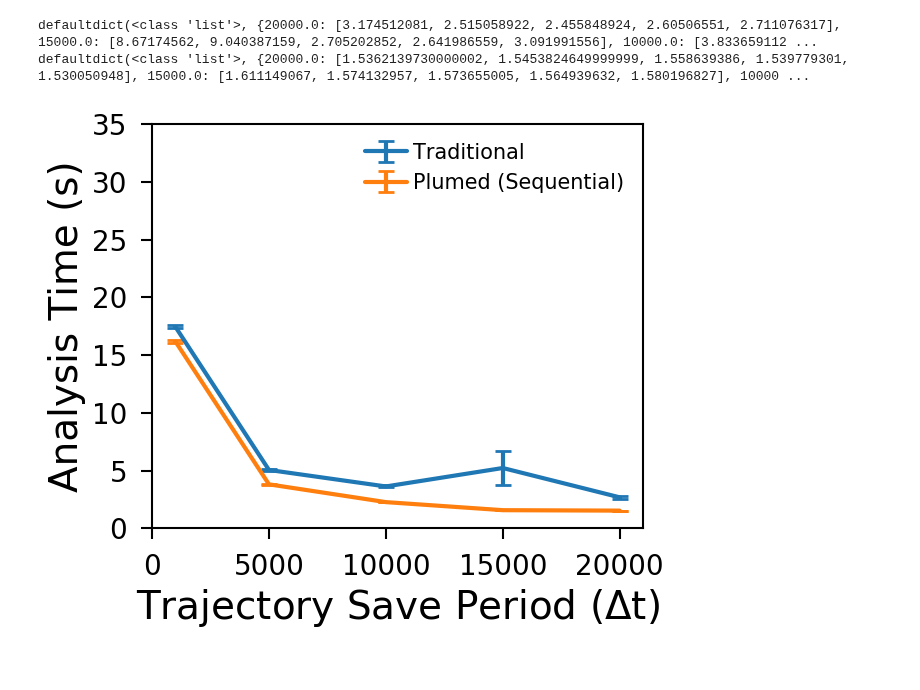
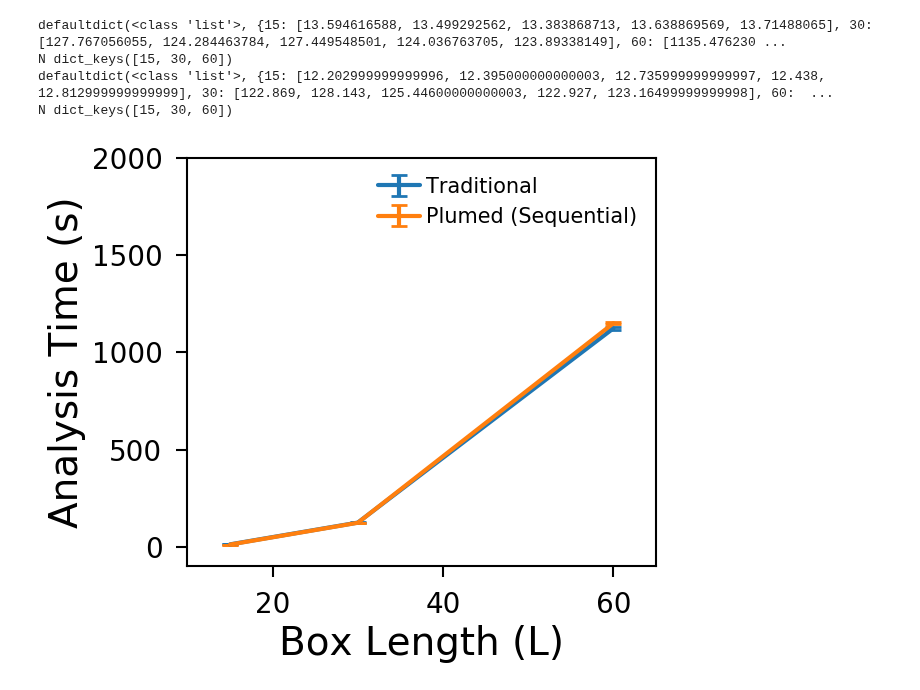
Before and after one commit to Analytics4MD/A4MD, a Jupyter notebook: examples/plot_analysis_time.ipynb, the cells around one changed output. Cells and saved outputs as stored; diff of their text form; code cells hidden in the pictures.

```diff
--- a/examples/plot_analysis_time.ipynb
+++ b/examples/plot_analysis_time.ipynb
@@ -12,7 +69,7 @@ def timestamp_to_seconds(t):
     return sum(float(n) * m for n, m in zip(reversed(t), (1, 60, 3600)))
 
 # This will return absolute paths
-paths = {'sequential_using_mdtraj':'Traditional','test_plumed':'Plumed (Sequential)'}
+paths = {'sequential_vary_N':'Traditional','sequential_in_transit_vary_N':'Plumed (Sequential)'}
 for path,legend in paths.items():
     total_times = defaultdict(list)
     analysis_times = defaultdict(list)
@@ -23,57 +80,84 @@ for path,legend in paths.items():
         total_time=None
         analysis_time=0
         dump_interval = None
+        L=0
+        N=None
         sim_times=[]
         with open(log_file) as fp:
             line = fp.readline()
             #print(line)
             while line:
+                if 'ETE_TIME' in line:
+                    values = line.split(':')
+                    total_time = float(values[1])
+                if 'Created orthogonal box =' in line:
+                    values = line.split(' ')
+                    L = int(values[-2])
+                    #print(L)
+                if 'Created ' in line:
+                    values = line.split(' ')
+                    if values[2] == 'atoms\n':
+                        N = float(values[1])
+                        #print('N:',N)
                 if 'DUMP_INTERVAL' in line:
                     values = line.split(':')
                     if float(values[1]) >500:
                         dump_interval = float(values[1])
                 if 'Total wall time' in line:
                     values = line.split(':')
                     sim_time = float(timestamp_to_seconds(values[1:]))
                     sim_times.append(sim_time)
-                if 'ANALYZE_TIME' in line:
-                    #print(line)
-                    values = line.split(':')
-                    analysis_time = float(values[1])
-                if 'ETE_TIME' in line:
-                    values = line.split(':')
-                    total_time = float(values[1])
-                if 'DISPATCH_UPDATE_TIME_rank_0' in line:
-                    values = line.split(':')
-                    analysis_time += float(values[1])/1e3 # convert millisecond to second
+
+                if legend == 'Plumed (Sequential)':
+                    if False:
+                        analysis_time_labels = ['Modify','Ouput']#'Pair','Neigh']#,'Comm','Other']#,'Modify','Ouput']
+                        values = line.split('|')
+                        if len(values)== 6 and any(label in values[0] for label in analysis_time_labels):
+                                values = line.split('|')
+                                analysis_time += float(values[2]) # Adding up times for all the analysis_time_labels
+                    else:
+                        if 'DISPATCH_UPDATE_TIME_rank_0' in line:
+                            values = line.split(':')
+                            #print(line)
+                            analysis_time += float(values[1])/1e3 # convert millisecond to second
+
+                elif legend == 'Traditional':
+                    if 'ANALYZE_TIME' in line:
+                        #print(N,line)
+                        values = line.split(':')
+                        analysis_time = float(values[1])
+
                 line = fp.readline()
-            if analysis_time is not None and dump_interval is not None:
-                analysis_times[dump_interval].append(analysis_time)
+            if analysis_time >0 and dump_interval is not None and N is not None:
+                analysis_times[L].append(analysis_time)
         if len(sim_times)>0 and dump_interval is not None:
             #print(log_file)
             sim_time_dict[dump_interval].append(sim_times[-1])
         else:
             #print('Could not find sim time in ',log_file)
             continue
     print(analysis_times)
     mean_tts = [np.mean(analysis_time_vals) for dump_interval, analysis_time_vals in analysis_times.items()]
     std_tts = [stats.sem(analysis_time_vals) for dump_interval, analysis_time_vals in analysis_times.items()]
     dump_intervals = analysis_times.keys()
+    print('N',dump_intervals)
     plt.errorbar(dump_intervals,mean_tts,std_tts,
                  #fmt='o',
                  #ecolor='g',
                  capsize=6,
                  #elinewidth=3,
                  capthick=2,
                 label=legend)
-plt.xlabel("Trajectory Save Period ($\Delta$t)")
+plt.xlabel("Box Length (L)")
 plt.ylabel("Analysis Time (s)")
 plt.legend(fontsize=15)
-plt.ylim(0,35)
-plt.xlim(0,21000)
-plt.savefig('figure_analysis_time.png', transparent=True)
+plt.ylim(-100,2000)
+plt.xlim(10,65)
+plt.savefig('figure_analysis_time_vary_N.png', transparent=True)
 plt.show()
 # %% [output]
-defaultdict(<class 'list'>, {20000.0: [3.174512081, 2.515058922, 2.455848924, 2.60506551, 2.711076317], 15000.0: [8.67174562, 9.040387159, 2.705202852, 2.641986559, 3.091991556], 10000.0: [3.833659112 ...
-defaultdict(<class 'list'>, {20000.0: [1.5362139730000002, 1.5453824649999999, 1.558639386, 1.539779301, 1.530050948], 15000.0: [1.611149067, 1.574132957, 1.573655005, 1.564939632, 1.580196827], 10000 ...
+defaultdict(<class 'list'>, {15: [13.594616588, 13.499292562, 13.383868713, 13.638869569, 13.71488065], 30: [127.767056055, 124.284463784, 127.449548501, 124.036763705, 123.89338149], 60: [1135.476230 ...
+N dict_keys([15, 30, 60])
+defaultdict(<class 'list'>, {15: [12.202999999999996, 12.395000000000003, 12.735999999999997, 12.438, 12.812999999999999], 30: [122.869, 128.143, 125.44600000000003, 122.927, 123.16499999999998], 60:  ...
+N dict_keys([15, 30, 60])
-[figure, old version]
+[figure, new version]
```
Also changed, not shown: parts of 3 cells of this notebook, 2 other files.
